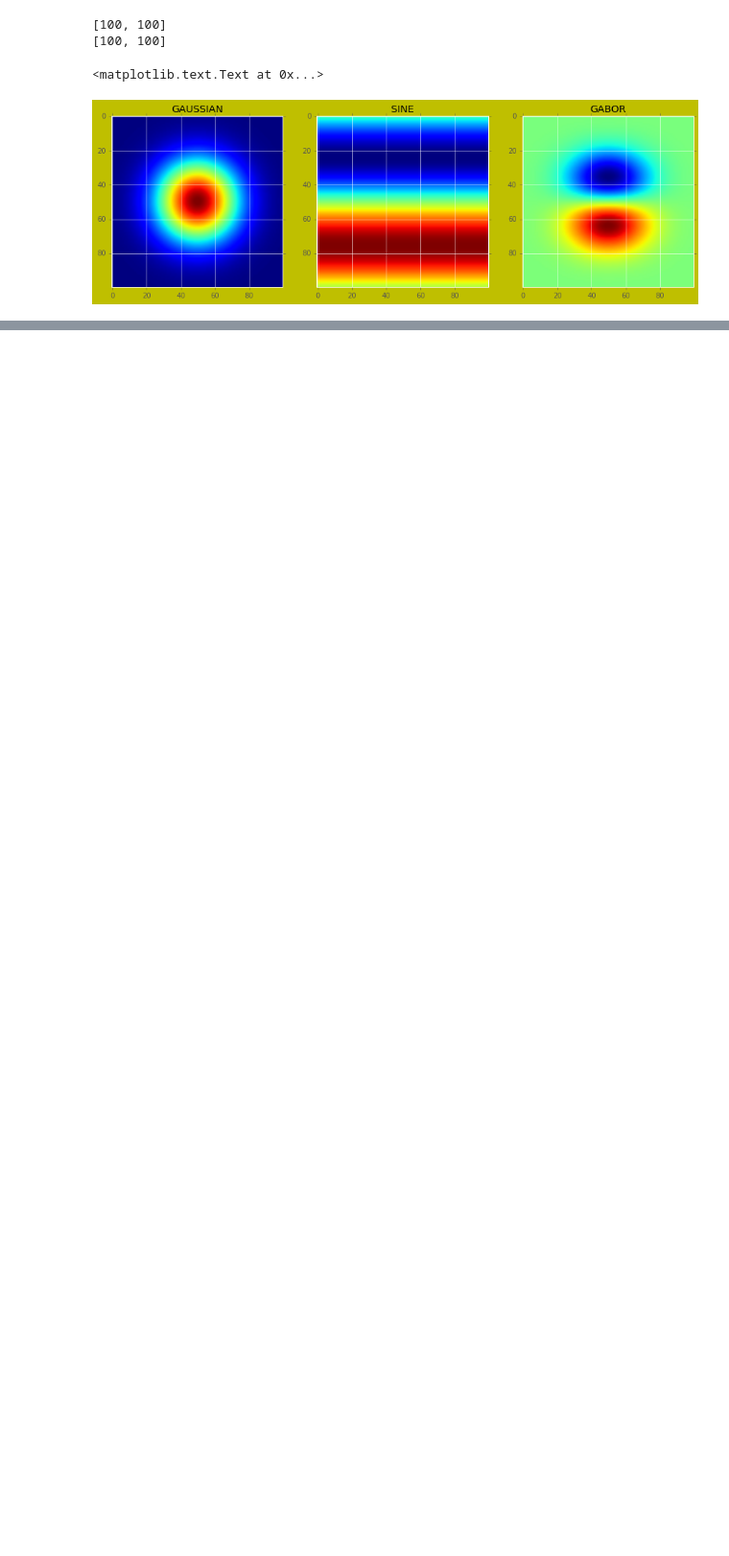
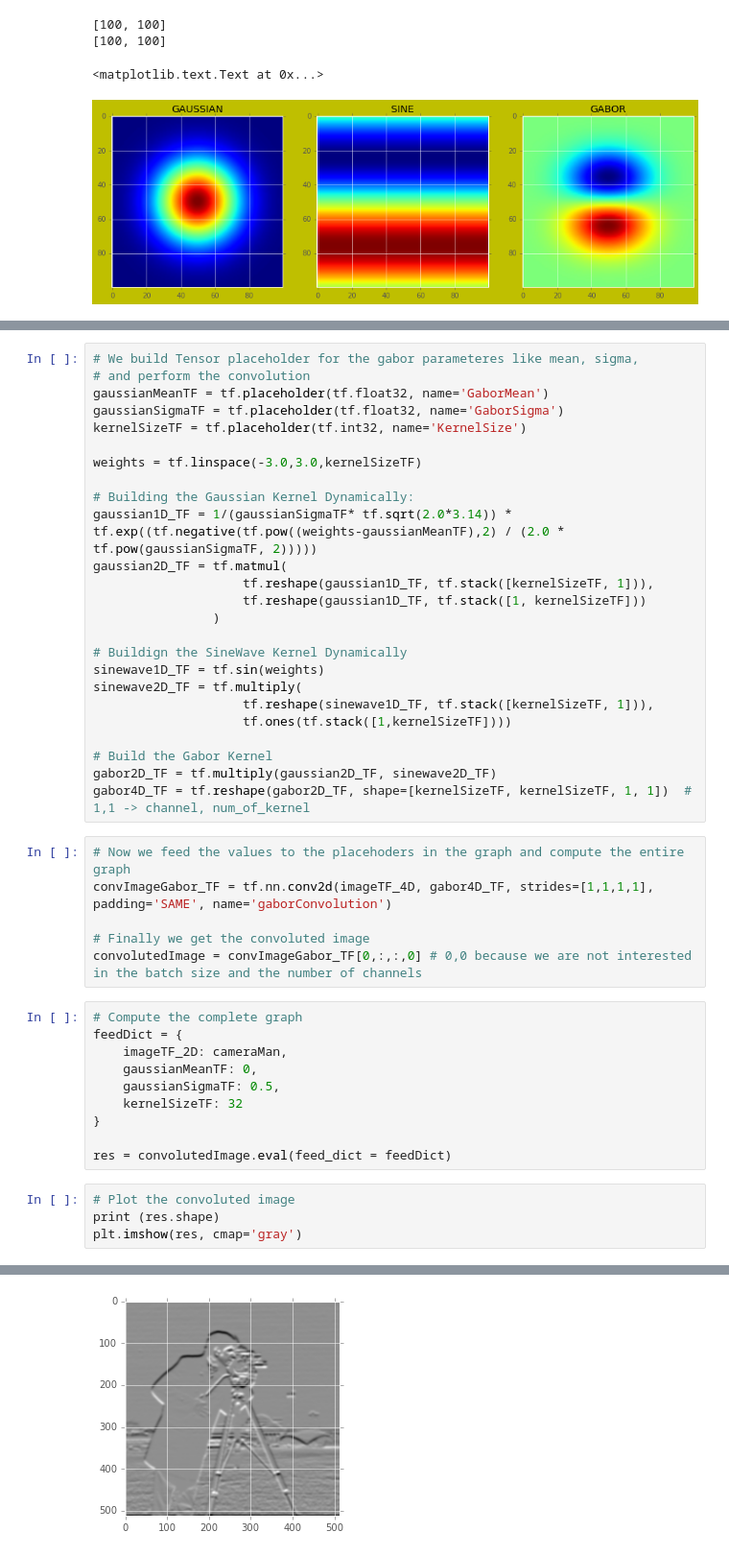
Before and after one commit to Sardhendu/Study, a Jupyter notebook: Neural-Networks/TensorFlowOperations/imageProcessingWithTensorFlow.ipynb, the cells around one changed output, grey strips where cells are left out. Shown: that part at 96% size. Drawn from its saved outputs; the diff is of its cells as text; blank space fills up the shorter version.

```diff
--- a/TensorFlow/imageProcessingWithTensorFlow.ipynb
+++ b/Neural-Networks/TensorFlowOperations/imageProcessingWithTensorFlow.ipynb
@@ -256,0 +275,46 @@ axs[2].set_title('GABOR')
+# %%
+# We build Tensor placeholder for the gabor parameteres like mean, sigma,
+# and perform the convolution
+gaussianMeanTF = tf.placeholder(tf.float32, name='GaborMean')
+gaussianSigmaTF = tf.placeholder(tf.float32, name='GaborSigma')
+kernelSizeTF = tf.placeholder(tf.int32, name='KernelSize')
+
+weights = tf.linspace(-3.0,3.0,kernelSizeTF)
+
+# Building the Gaussian Kernel Dynamically:
+gaussian1D_TF = 1/(gaussianSigmaTF* tf.sqrt(2.0*3.14)) * tf.exp((tf.negative(tf.pow((weights-gaussianMeanTF),2) / (2.0 * tf.pow(gaussianSigmaTF, 2)))))
+gaussian2D_TF = tf.matmul(
+                    tf.reshape(gaussian1D_TF, tf.stack([kernelSizeTF, 1])),
+                    tf.reshape(gaussian1D_TF, tf.stack([1, kernelSizeTF]))
+                )
+
+# Buildign the SineWave Kernel Dynamically
+sinewave1D_TF = tf.sin(weights)
+sinewave2D_TF = tf.multiply(
+                    tf.reshape(sinewave1D_TF, tf.stack([kernelSizeTF, 1])),
+                    tf.ones(tf.stack([1,kernelSizeTF])))
+
+# Build the Gabor Kernel
+gabor2D_TF = tf.multiply(gaussian2D_TF, sinewave2D_TF)
+gabor4D_TF = tf.reshape(gabor2D_TF, shape=[kernelSizeTF, kernelSizeTF, 1, 1])  # 1,1 -> channel, num_of_kernel
+# %%
+# Now we feed the values to the placehoders in the graph and compute the entire graph
+convImageGabor_TF = tf.nn.conv2d(imageTF_4D, gabor4D_TF, strides=[1,1,1,1], padding='SAME', name='gaborConvolution')
+
+# Finally we get the convoluted image
+convolutedImage = convImageGabor_TF[0,:,:,0] # 0,0 because we are not interested in the batch size and the number of channels
+# %%
+# Compute the complete graph
+feedDict = {
+    imageTF_2D: cameraMan,
+    gaussianMeanTF: 0,
+    gaussianSigmaTF: 0.5,
+    kernelSizeTF: 32
+}
+
+res = convolutedImage.eval(feed_dict = feedDict)
+# %%
+# Plot the convoluted image
+print (res.shape)
+plt.imshow(res, cmap='gray')
+# %% [output]
@@ -256,0 +323 @@ axs[2].set_title('GABOR')
+[figure, added]
```
Also changed, not shown: parts of 3 cells of this notebook, 1 other file.
